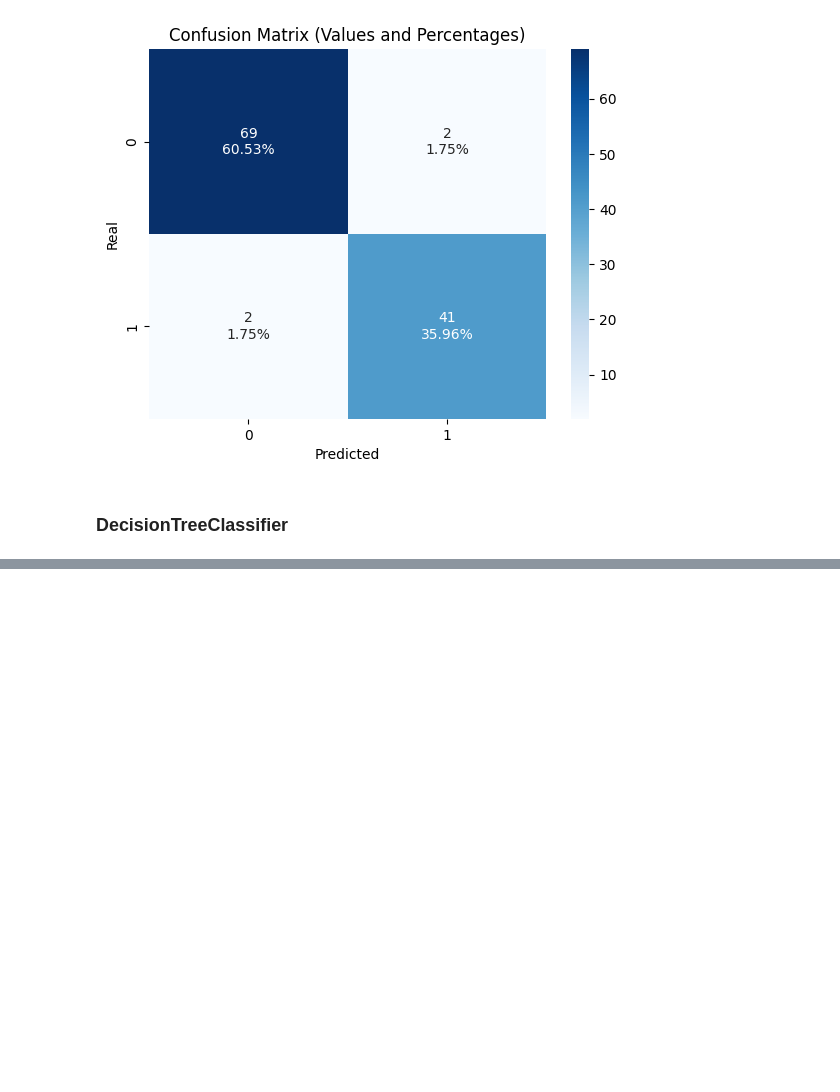
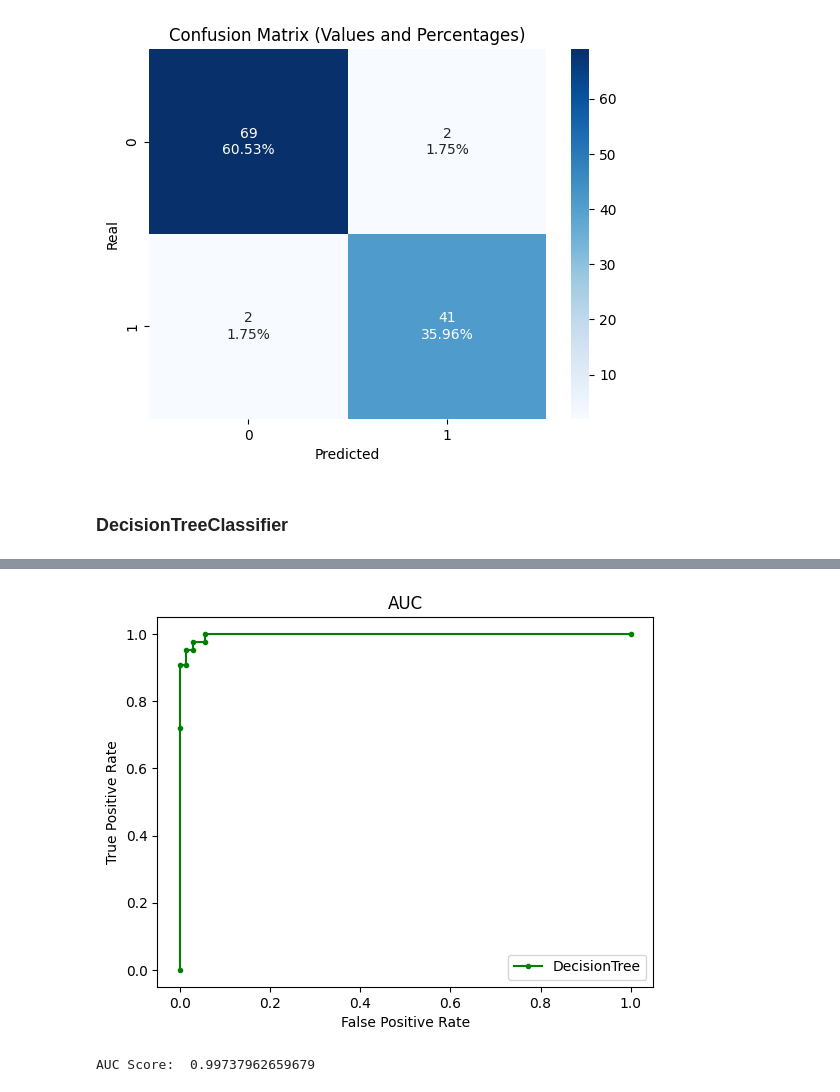
Before and after one commit to ThiagoLahass/Breast-Cancer-Diagnostic-Prediction-with-Machine-Learning, a Jupyter notebook: Breast-Cancer-Diagnostic.ipynb, the cells around one changed output, grey strips where cells are left out. Drawn from its saved outputs; the diff is of its cells as text; code cells hidden in the pictures; blank space fills up the shorter version.

```diff
--- a/Breast-Cancer-Diagnostic.ipynb
+++ b/Breast-Cancer-Diagnostic.ipynb
@@ -321,0 +450,5 @@ Text(0.5, 1.0, 'Confusion Matrix (Values and Percentages)')
+# %%
+GNB_model = GaussianNB()
+
+GNB_score = cross_val_score(GNB_model, x_train, y_train, cv = 5, scoring = 'accuracy')
+GNB_score
@@ -321,0 +457,6 @@ Text(0.5, 1.0, 'Confusion Matrix (Values and Percentages)')
+# %%
+GNB_model.fit(x_train, y_train)
+y_pred_GNB = GNB_model.predict(x_test)
+
+print(classification_report(y_pred_GNB, y_test))
+print(accuracy_score(y_pred_GNB, y_test))
@@ -321,0 +474,17 @@ Text(0.5, 1.0, 'Confusion Matrix (Values and Percentages)')
+# %%
+predicted_probab_GNB = GNB_model.predict_proba(x_test)
+predicted_probab_GNB = predicted_probab_GNB[:, 1]
+fpr, tpr, _ = roc_curve(y_test, predicted_probab_GNB)
+
+auc_GNB = roc_auc_score(y_test, predicted_probab_GNB)
+# %%
+plt.plot(fpr, tpr, marker = '.', color = 'Green', label = 'DecisionTree')
+plt.xlabel('False Positive Rate')
+plt.ylabel('True Positive Rate')
+plt.title('AUC')
+plt.legend(loc = 4)
+plt.show()
+print('AUC Score: ', auc_GNB)
+# %% [output]
+[figure, added]
+AUC Score:  0.99737962659679
```
Also changed, not shown: parts of 36 cells of this notebook.
